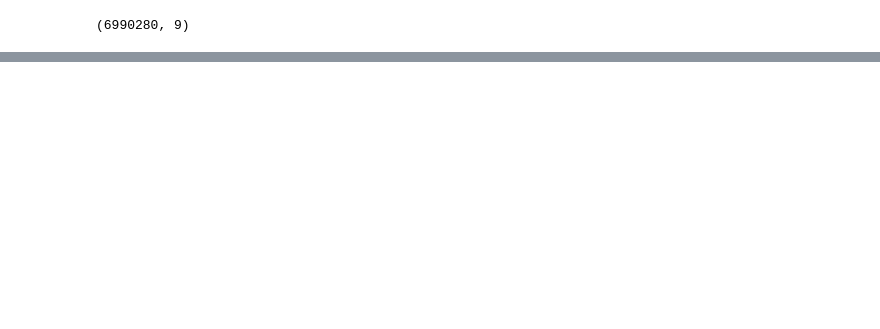
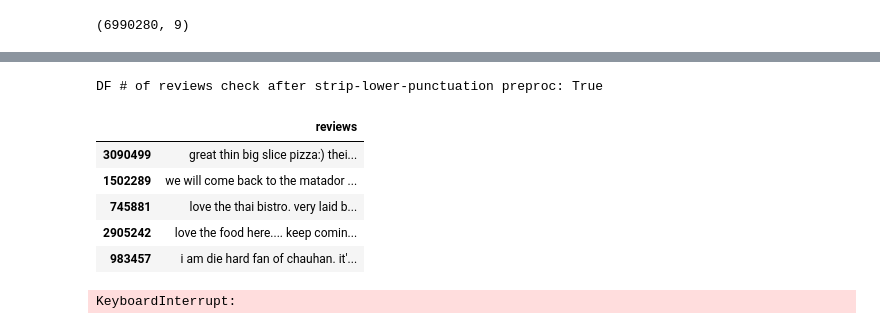
Before and after one commit to Dimasaur/scorecast, a Jupyter notebook: notebooks/notebook_gen_dima.ipynb, the cells around one changed output, grey strips where cells are left out. Drawn from its saved outputs; the diff is of its cells as text; code cells hidden in the pictures; blank space fills up the shorter version.

```diff
--- a/notebooks/notebook_gen_dima.ipynb
+++ b/notebooks/notebook_gen_dima.ipynb
@@ -104,4 +148,0 @@ import string
-# %%
-for review in reviews_list_lower:
-    for punctuation in string.punctuation:
-        review = review.replace(punctuation,'')
@@ -127,0 +149,30 @@ reviews_list_lower
+# %%
+def strip_lower(reviews):
+    # converting the reviews column into a list before stripping
+    reviews_list = list(reviews)
+    reviews_list_strip_lower = [review.strip().lower() for review in reviews_list]
+
+    # lowering the letters in the reviews
+    for review in reviews_list_strip_lower:
+        for punctuation in string.punctuation:
+            review = review.replace(punctuation,'')
+
+    return reviews_list_strip_lower
+
+reviews_list_strip_lower = strip_lower(reviews)
+# %%
+df_review_pos = pd.DataFrame(reviews_list_strip_lower,columns=['reviews'])
+print(f'DF # of reviews check after strip-lower-punctuation preproc: {df_review_pos.shape[0]==df_review_fil_pos.shape[0]}')
+# %% [output]
+DF # of reviews check after strip-lower-punctuation preproc: True
+# %%
+# sampling the
+df_pos_sample = df_review_pos.sample(1000000)
+df_pos_sample.head()
+# %% [output]
+|  | reviews |
+| 3090499 | great thin big slice pizza:) thei... |
+| 1502289 | we will come back to the matador ... |
+| 745881 | love the thai bistro. very laid b... |
+| 2905242 | love the food here.... keep comin... |
+| 983457 | i am die hard fan of chauhan. it'... |
@@ -127,0 +181,16 @@ reviews_list_lower
+# %%
+def clean_stopwords(df_pos_sample):
+    stop_words = set(stopwords.words('english'))
+    df_sample_tokens = df_pos_sample.tokenizer
+
+    df_tokens_clean = []
+    for list in df_sample_tokens:
+        for w in list:
+            tokens_clean = [w for w in list if not w in stop_words]
+        df_tokens_clean.append(tokens_clean)
+
+    return df_tokens_clean
+
+df_pos_sample['tokenizer_clean'] = clean_stopwords(df_pos_sample)
+# %% [output]
+KeyboardInterrupt:
```
Also changed, not shown: parts of 30 cells of this notebook.
